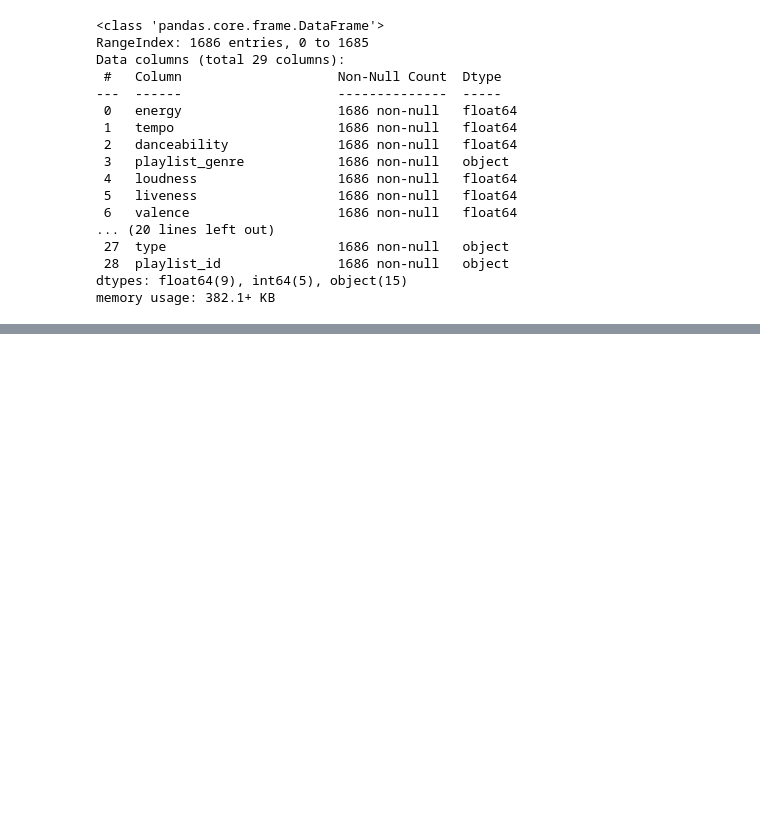
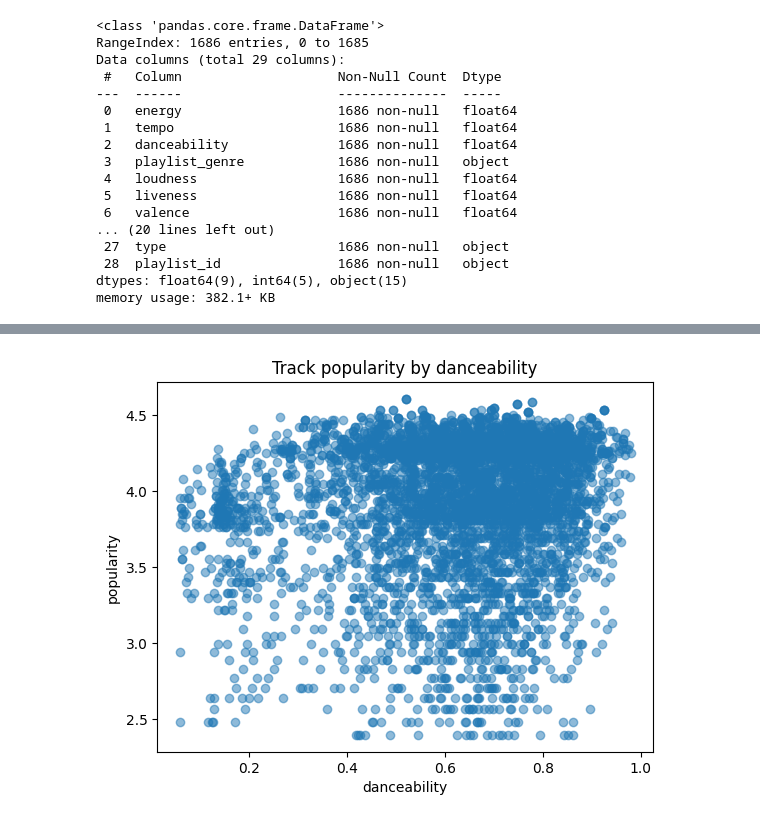
Before and after one commit to cdwood84/trackscience, a Jupyter notebook: ExploreKaggleData.ipynb, the cells around one changed output, grey strips where cells are left out. Cells and saved outputs as stored; diff of their text form; code cells hidden in the pictures; blank space fills up the shorter version.

```diff
--- a/ExploreKaggleData.ipynb
+++ b/ExploreKaggleData.ipynb
@@ -100,0 +147,18 @@ lp_electronic_modern_set
+# %%
+x = data['danceability']
+y = numpy.log(data['track_popularity'])
+# colors = numpy.unique(data['playlist_genre'])
+# sizes = data['tbd']
+pyplot.scatter(
+    x,
+    y,
+    # c=colors,
+    # s=sizes,
+    alpha=0.5,
+)
+pyplot.xlabel("danceability")
+pyplot.ylabel("popularity")
+pyplot.title("Track popularity by danceability")
+pyplot.show()
+# %% [output]
+[figure, added]
```
Also changed, not shown: parts of 7 cells of this notebook.
